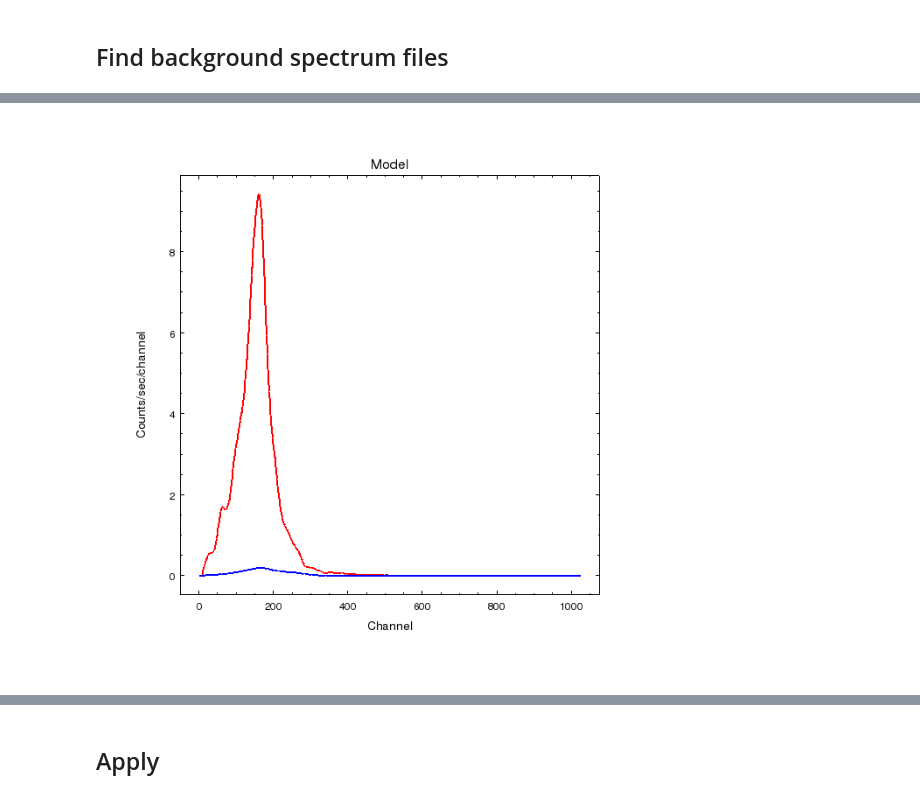
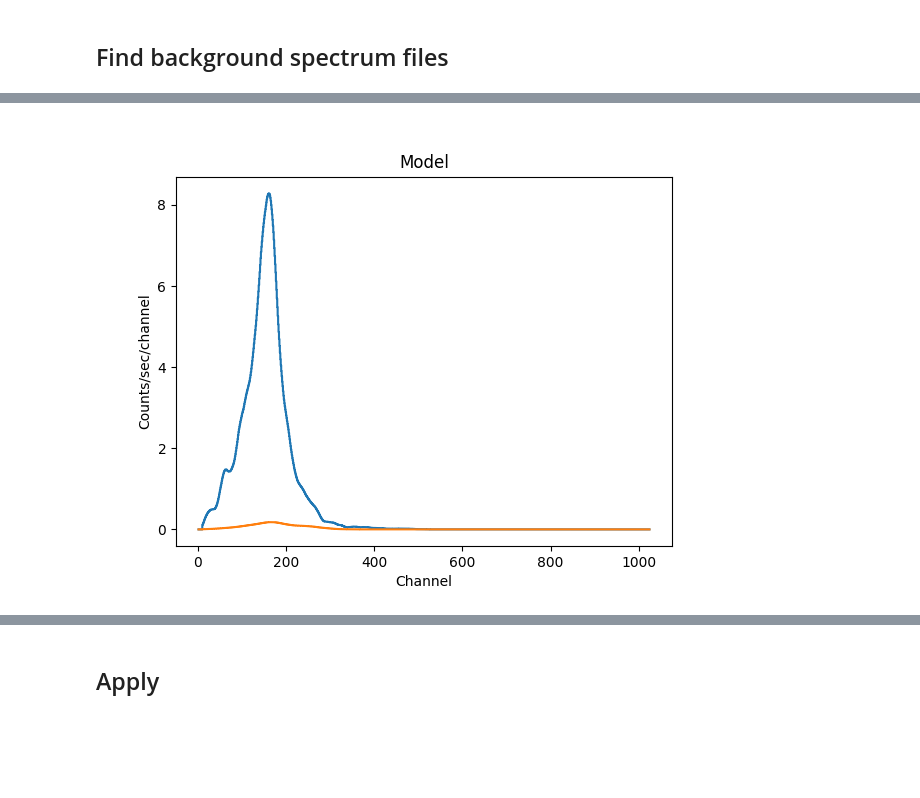
Before and after one commit to cxcsds/ciao-threads, a Jupyter notebook: hrci_bg_spectra.ipynb, the cells around one changed output, grey strips where cells are left out. Cells and saved outputs as stored; diff of their text form; code cells hidden in the pictures; blank space fills up the shorter version.

```diff
--- a/hrci_bg_spectra.ipynb
+++ b/hrci_bg_spectra.ipynb
@@ -206,5 +207,5 @@ display < sherpa3.png
 # %%
-display < sherpa4.png
+display < hard_model.png
 # %% [output]
-[figure, old version]
+[figure, new version]
 # %%
```
Also changed, not shown: parts of 14 cells of this notebook.
